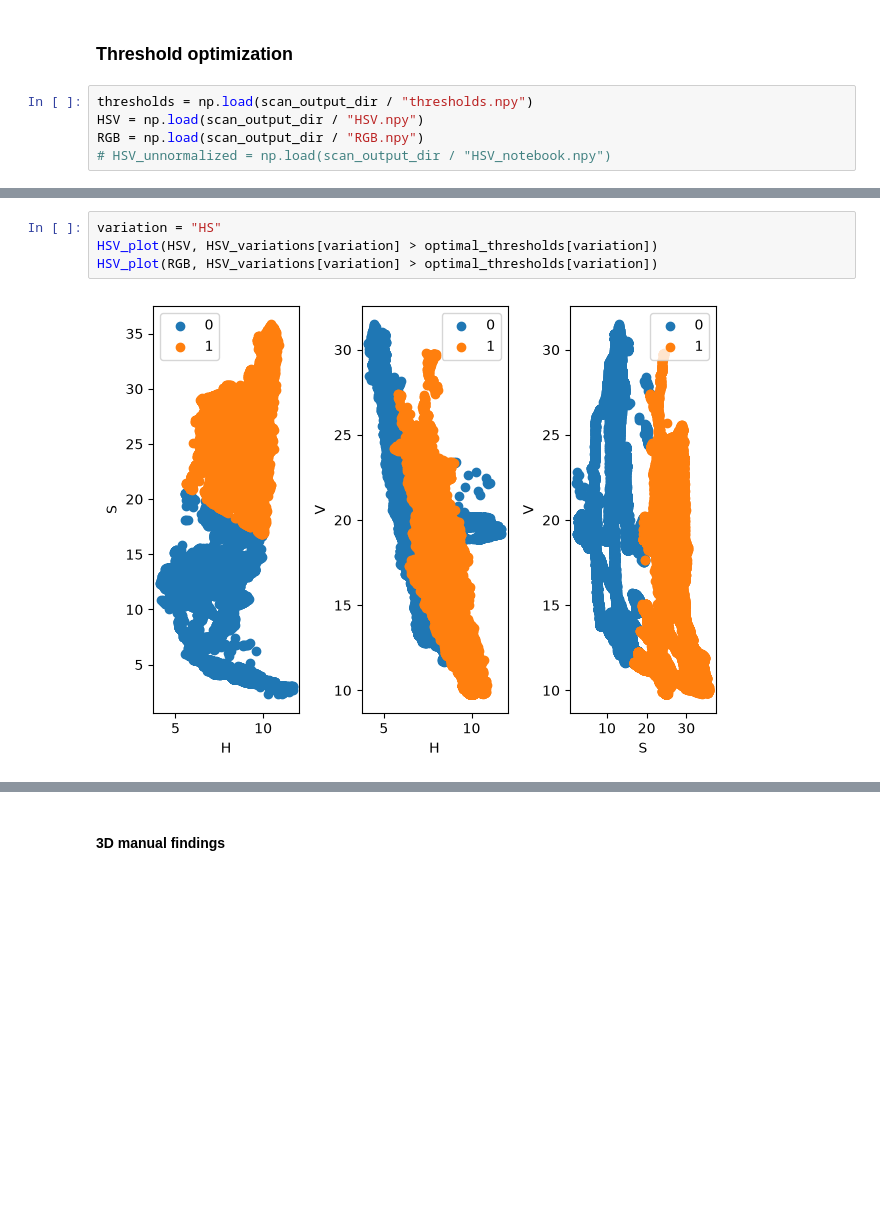
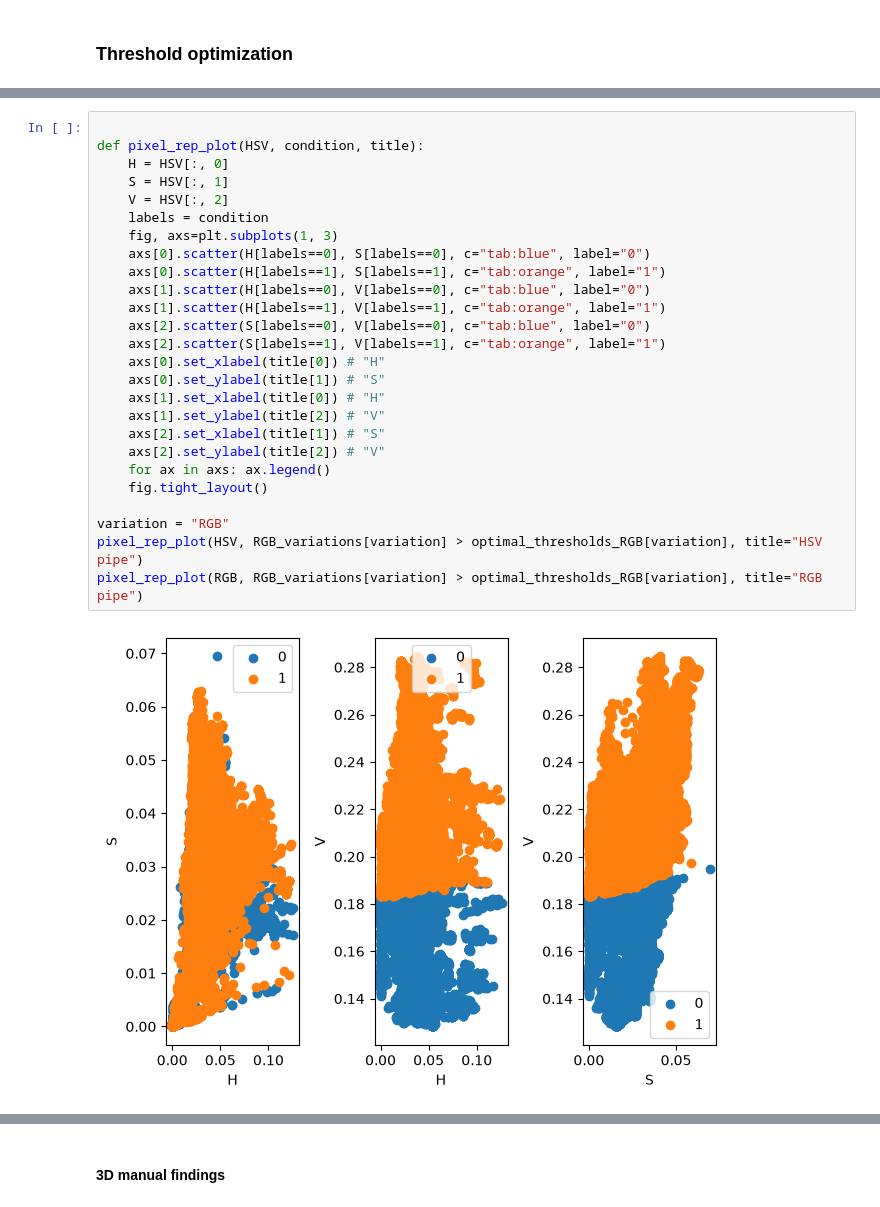
Before and after one commit to HarryYouAreAWizard/HelicopterIcing, a Jupyter notebook: Icing.ipynb, the cells around one changed output, grey strips where cells are left out. Saved outputs shown, nothing was run; the diff lists cells and outputs as text; blank space fills up the shorter version.

```diff
--- a/Icing.ipynb
+++ b/Icing.ipynb
@@ -104,8 +72,3 @@ cv2.destroyAllWindows()
 # %% [markdown]
 ### Threshold optimization
-# %%
-thresholds = np.load(scan_output_dir / "thresholds.npy")
-HSV = np.load(scan_output_dir / "HSV.npy")
-RGB = np.load(scan_output_dir / "RGB.npy")
-# HSV_unnormalized = np.load(scan_output_dir / "HSV_notebook.npy")
 # %%
@@ -232,6 +163,28 @@ fig.tight_layout()
 # %%
-variation = "HS"
-HSV_plot(HSV, HSV_variations[variation] > optimal_thresholds[variation])
-HSV_plot(RGB, HSV_variations[variation] > optimal_thresholds[variation])
+
+def pixel_rep_plot(HSV, condition, title):
+    H = HSV[:, 0]
+    S = HSV[:, 1]
+    V = HSV[:, 2]
+    labels = condition
+    fig, axs=plt.subplots(1, 3)
+    axs[0].scatter(H[labels==0], S[labels==0], c="tab:blue", label="0")
+    axs[0].scatter(H[labels==1], S[labels==1], c="tab:orange", label="1")
+    axs[1].scatter(H[labels==0], V[labels==0], c="tab:blue", label="0")
+    axs[1].scatter(H[labels==1], V[labels==1], c="tab:orange", label="1")
+    axs[2].scatter(S[labels==0], V[labels==0], c="tab:blue", label="0")
+    axs[2].scatter(S[labels==1], V[labels==1], c="tab:orange", label="1")
+    axs[0].set_xlabel(title[0]) # "H"
+    axs[0].set_ylabel(title[1]) # "S"
+    axs[1].set_xlabel(title[0]) # "H"
+    axs[1].set_ylabel(title[2]) # "V"
+    axs[2].set_xlabel(title[1]) # "S"
+    axs[2].set_ylabel(title[2]) # "V"
+    for ax in axs: ax.legend()
+    fig.tight_layout()
+
+variation = "RGB"
+pixel_rep_plot(HSV, RGB_variations[variation] > optimal_thresholds_RGB[variation], title="HSV pipe")
+pixel_rep_plot(RGB, RGB_variations[variation] > optimal_thresholds_RGB[variation], title="RGB pipe")
 # %% [output]
-[figure, old version]
+[figure, new version]
```
Also changed, not shown: parts of 21 cells of this notebook, 14 other files.
